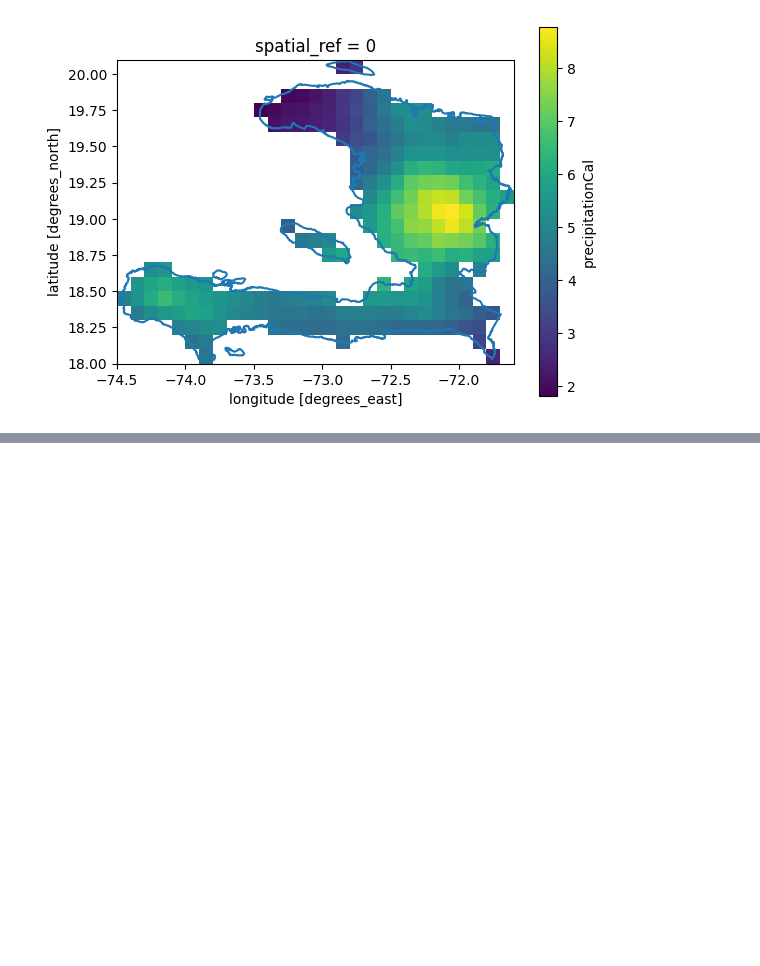
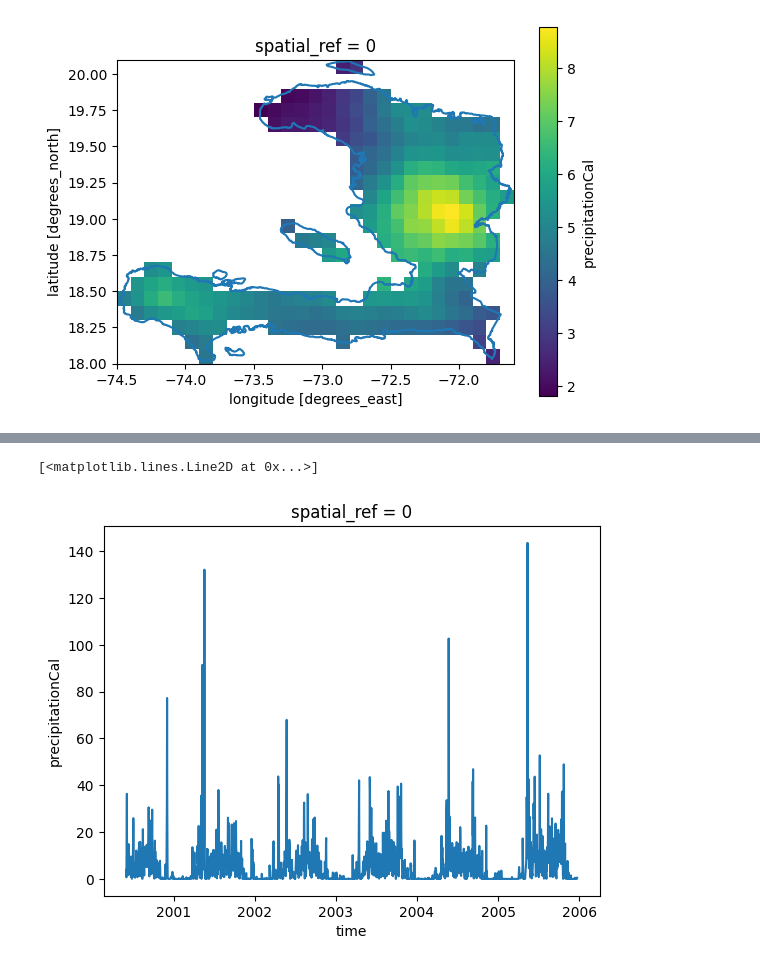
Before and after one commit to OCHA-DAP/ds-raster-explore, a Jupyter notebook: notebooks/imerg-zarr.ipynb, the cells around one changed output, grey strips where cells are left out. Cells and saved outputs as stored; diff of their text form; code cells hidden in the pictures; blank space fills up the shorter version.

```diff
--- a/notebooks/imerg-zarr.ipynb
+++ b/notebooks/imerg-zarr.ipynb
@@ -159,0 +171,6 @@ da_clip.plot(ax=ax)
+# %%
+# 2mins
+ds_clip.precipitationCal.mean(dim=["lon", "lat"]).plot()
+# %% [output]
+[<matplotlib.lines.Line2D at 0x...>]
+[figure, added]
```
Also changed, not shown: parts of 4 cells of this notebook, 3 other files.
